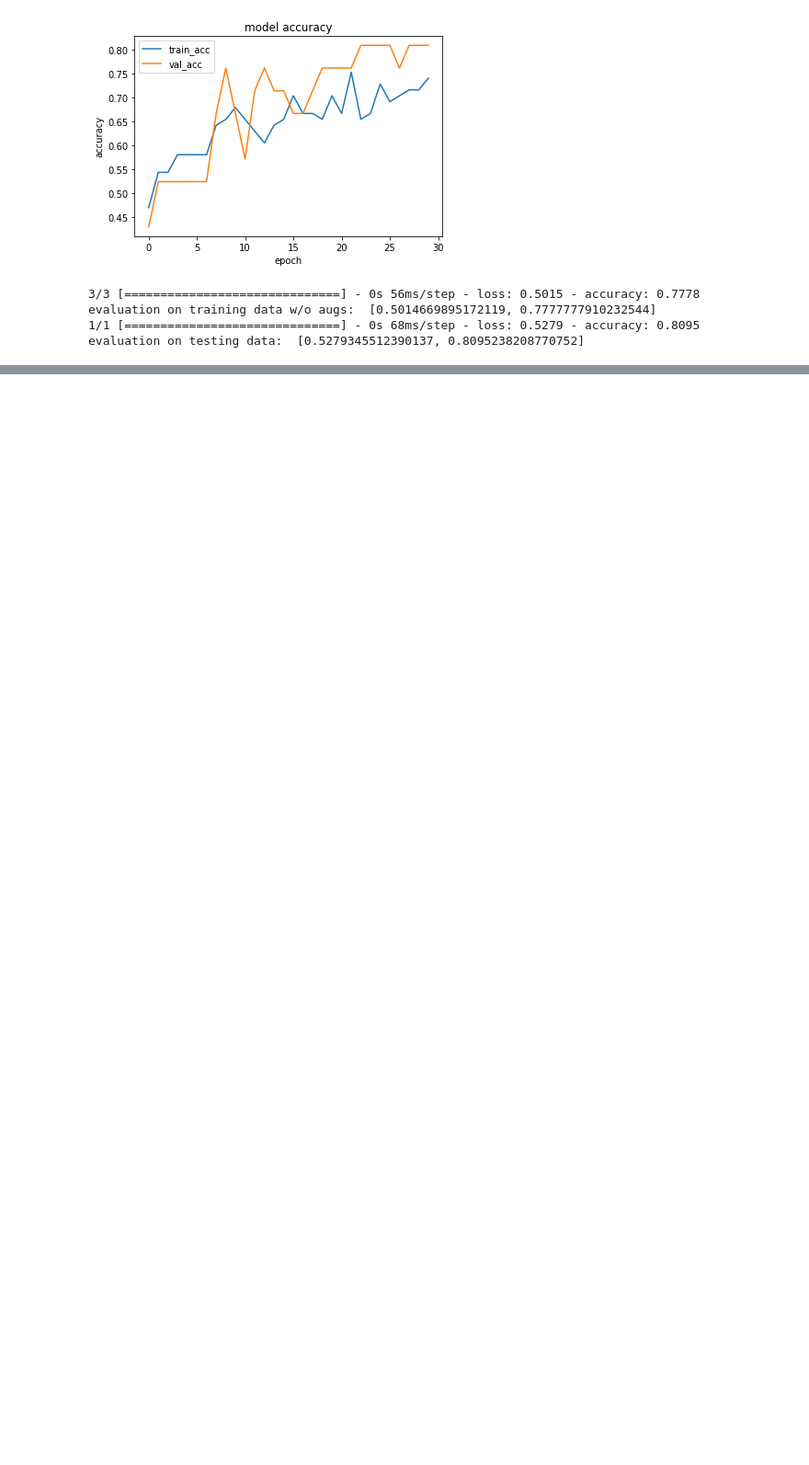
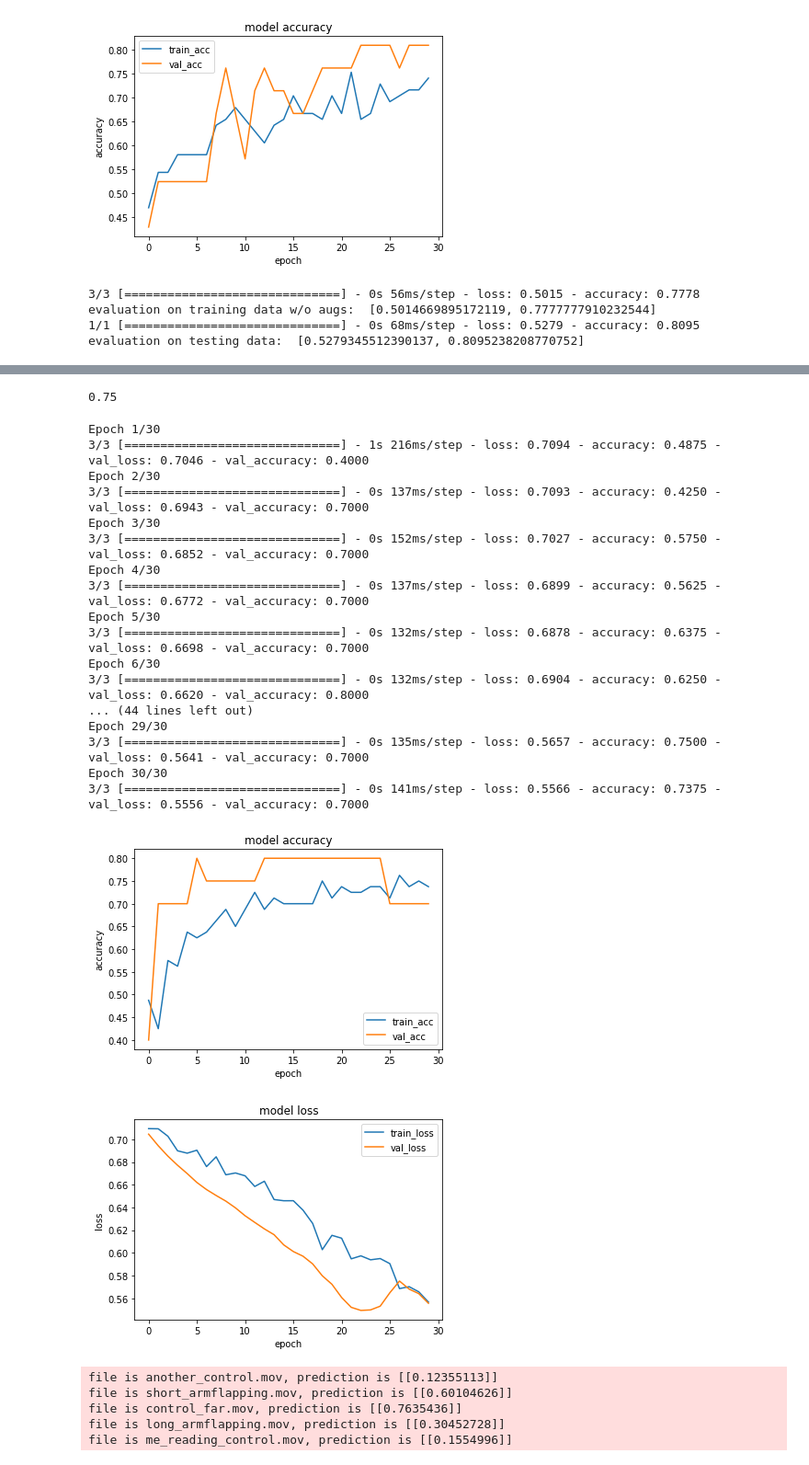
Before and after one commit to anish-lakkapragada/Hand-Classification-For-Autism-Diagnosis, a Jupyter notebook: Hand Flapping Classifier_2.ipynb, the cells around one changed output, grey strips where cells are left out. Shown at 92% size. Saved outputs shown, nothing was run; the diff lists cells and outputs as text; code cells hidden in the pictures; blank space fills up the shorter version.

```diff
--- a/Hand Flapping Classifier_2.ipynb
+++ b/Hand Flapping Classifier_2.ipynb
@@ -853,0 +970,46 @@ def cross_validate(model, epochs = 50, callbacks=[]):
+# %%
+ensemble_val_acc([model_1, model_2], X_test, y_test)
+# %% [output]
+0.75
+# %%
+model_3 = tf.keras.models.Sequential([
+    tf.keras.layers.LSTM(32, return_sequences=False),
+    tf.keras.layers.Dropout(0.3),
+    tf.keras.layers.Dense(1, activation = "sigmoid")
+])
+
+es = tf.keras.callbacks.EarlyStopping(monitor = "val_accuracy", patience=10)
+model_3.compile(loss = "binary_crossentropy", optimizer = tf.keras.optimizers.Adam(learning_rate=0.0005), metrics=['accuracy'])
+history = model_3.fit(X_train, y_train, validation_data = (X_test, y_test), epochs = 30, callbacks = [])
+
+# plot accuracy and loss
+plot(history)
+
+# evaluate on our own custom videos
+for file in glob("*.mov"):
+    print(f"file is {file}, prediction is {predict_on_video(model_3, file)}")
+# %% [output]
+Epoch 1/30
+3/3 [==============================] - 1s 216ms/step - loss: 0.7094 - accuracy: 0.4875 - val_loss: 0.7046 - val_accuracy: 0.4000
+Epoch 2/30
+3/3 [==============================] - 0s 137ms/step - loss: 0.7093 - accuracy: 0.4250 - val_loss: 0.6943 - val_accuracy: 0.7000
+Epoch 3/30
+3/3 [==============================] - 0s 152ms/step - loss: 0.7027 - accuracy: 0.5750 - val_loss: 0.6852 - val_accuracy: 0.7000
+Epoch 4/30
+3/3 [==============================] - 0s 137ms/step - loss: 0.6899 - accuracy: 0.5625 - val_loss: 0.6772 - val_accuracy: 0.7000
+Epoch 5/30
+3/3 [==============================] - 0s 132ms/step - loss: 0.6878 - accuracy: 0.6375 - val_loss: 0.6698 - val_accuracy: 0.7000
+Epoch 6/30
+3/3 [==============================] - 0s 132ms/step - loss: 0.6904 - accuracy: 0.6250 - val_loss: 0.6620 - val_accuracy: 0.8000
+... (44 lines left out)
+Epoch 29/30
+3/3 [==============================] - 0s 135ms/step - loss: 0.5657 - accuracy: 0.7500 - val_loss: 0.5641 - val_accuracy: 0.7000
+Epoch 30/30
+3/3 [==============================] - 0s 141ms/step - loss: 0.5566 - accuracy: 0.7375 - val_loss: 0.5556 - val_accuracy: 0.7000
+[figure, added]
+[figure, added]
+file is another_control.mov, prediction is [[0.12355113]]
+file is short_armflapping.mov, prediction is [[0.60104626]]
+file is control_far.mov, prediction is [[0.7635436]]
+file is long_armflapping.mov, prediction is [[0.30452728]]
+file is me_reading_control.mov, prediction is [[0.1554996]]
```
Also changed, not shown: parts of 13 cells of this notebook, 1 other file.
